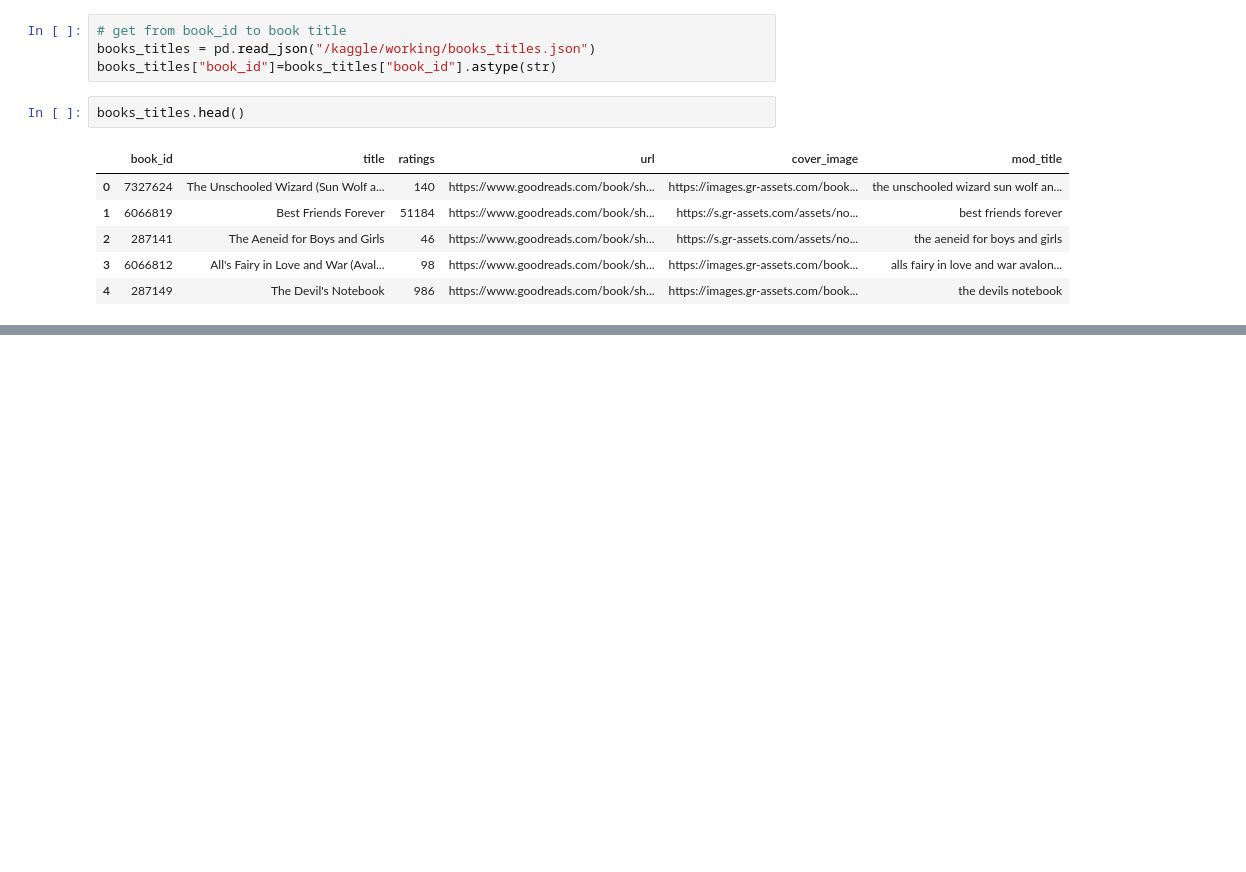
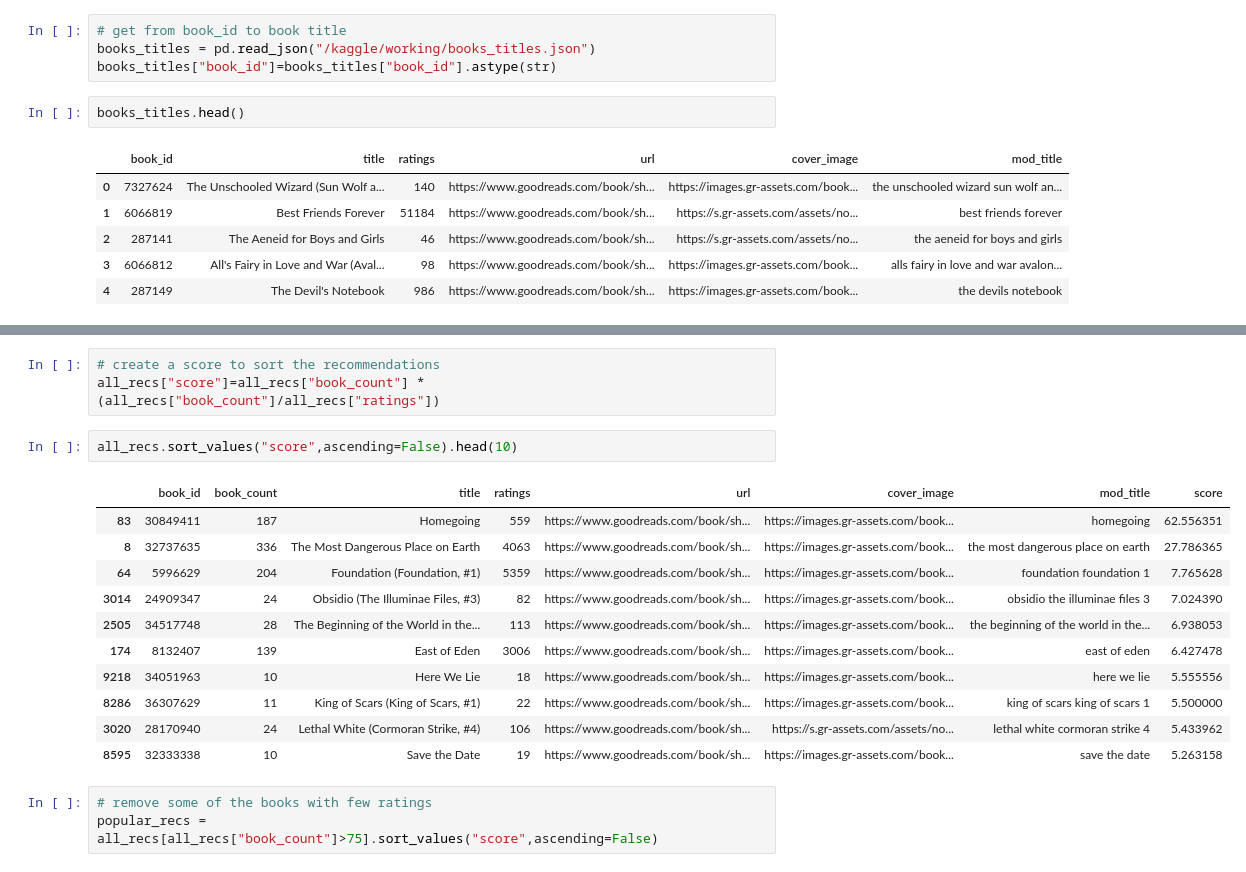
Before and after one commit to TROISTROIS/BOOK-RECOMMENDATION-SYSTEM, a Jupyter notebook: book-recommendation-system.ipynb, the cells around one changed output, grey strips where cells are left out. Drawn from its saved outputs; the diff is of its cells as text; blank space fills up the shorter version.

```diff
--- a/book-recommendation-system.ipynb
+++ b/book-recommendation-system.ipynb
@@ -402,0 +493,20 @@ books_titles.head()
+# %%
+# create a score to sort the recommendations
+all_recs["score"]=all_recs["book_count"] * (all_recs["book_count"]/all_recs["ratings"])
+# %%
+all_recs.sort_values("score",ascending=False).head(10)
+# %% [output]
+|  | book_id | book_count | title | ratings | url | cover_image | mod_title | score |
+| 83 | 30849411 | 187 | Homegoing | 559 | https://www.goodreads.com/book/sh... | https://images.gr-assets.com/book... | homegoing | 62.556351 |
+| 8 | 32737635 | 336 | The Most Dangerous Place on Earth | 4063 | https://www.goodreads.com/book/sh... | https://images.gr-assets.com/book... | the most dangerous place on earth | 27.786365 |
+| 64 | 5996629 | 204 | Foundation (Foundation, #1) | 5359 | https://www.goodreads.com/book/sh... | https://images.gr-assets.com/book... | foundation foundation 1 | 7.765628 |
+| 3014 | 24909347 | 24 | Obsidio (The Illuminae Files, #3) | 82 | https://www.goodreads.com/book/sh... | https://images.gr-assets.com/book... | obsidio the illuminae files 3 | 7.024390 |
+| 2505 | 34517748 | 28 | The Beginning of the World in the... | 113 | https://www.goodreads.com/book/sh... | https://images.gr-assets.com/book... | the beginning of the world in the... | 6.938053 |
+| 174 | 8132407 | 139 | East of Eden | 3006 | https://www.goodreads.com/book/sh... | https://images.gr-assets.com/book... | east of eden | 6.427478 |
+| 9218 | 34051963 | 10 | Here We Lie | 18 | https://www.goodreads.com/book/sh... | https://images.gr-assets.com/book... | here we lie | 5.555556 |
+| 8286 | 36307629 | 11 | King of Scars (King of Scars, #1) | 22 | https://www.goodreads.com/book/sh... | https://images.gr-assets.com/book... | king of scars king of scars 1 | 5.500000 |
+| 3020 | 28170940 | 24 | Lethal White (Cormoran Strike, #4) | 106 | https://www.goodreads.com/book/sh... | https://s.gr-assets.com/assets/no... | lethal white cormoran strike 4 | 5.433962 |
+| 8595 | 32333338 | 10 | Save the Date | 19 | https://www.goodreads.com/book/sh... | https://images.gr-assets.com/book... | save the date | 5.263158 |
+# %%
+# remove some of the books with few ratings
+popular_recs = all_recs[all_recs["book_count"]>75].sort_values("score",ascending=False)
```
Also changed, not shown: parts of 13 cells of this notebook.
